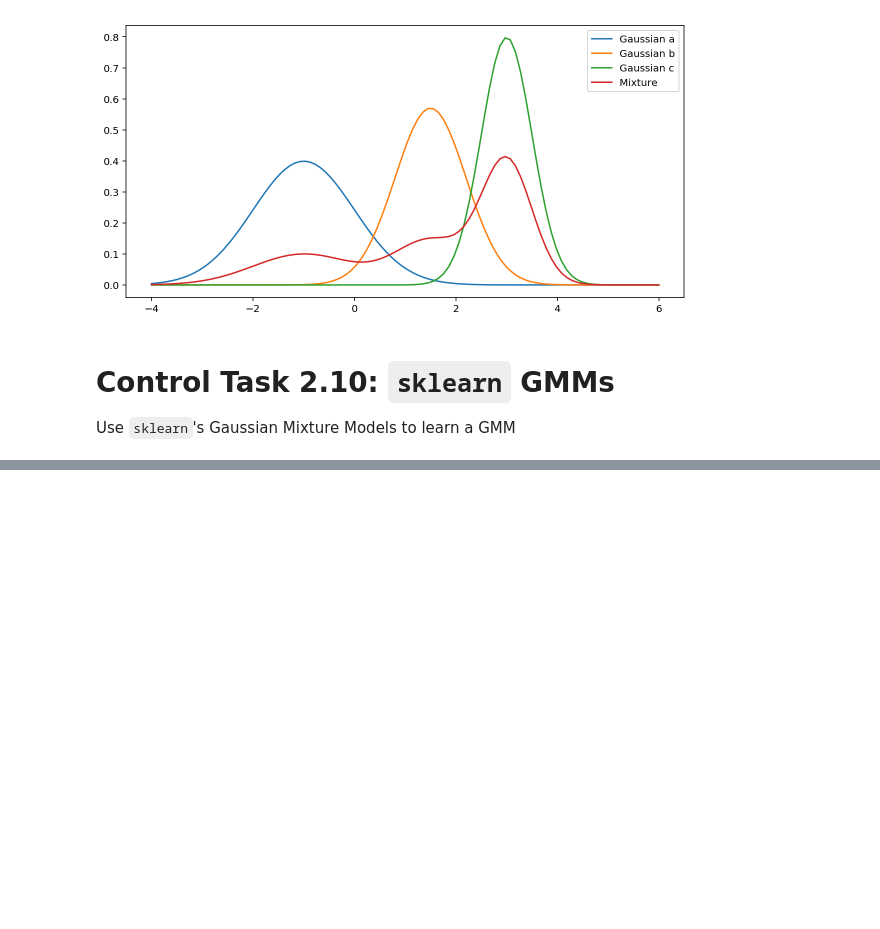
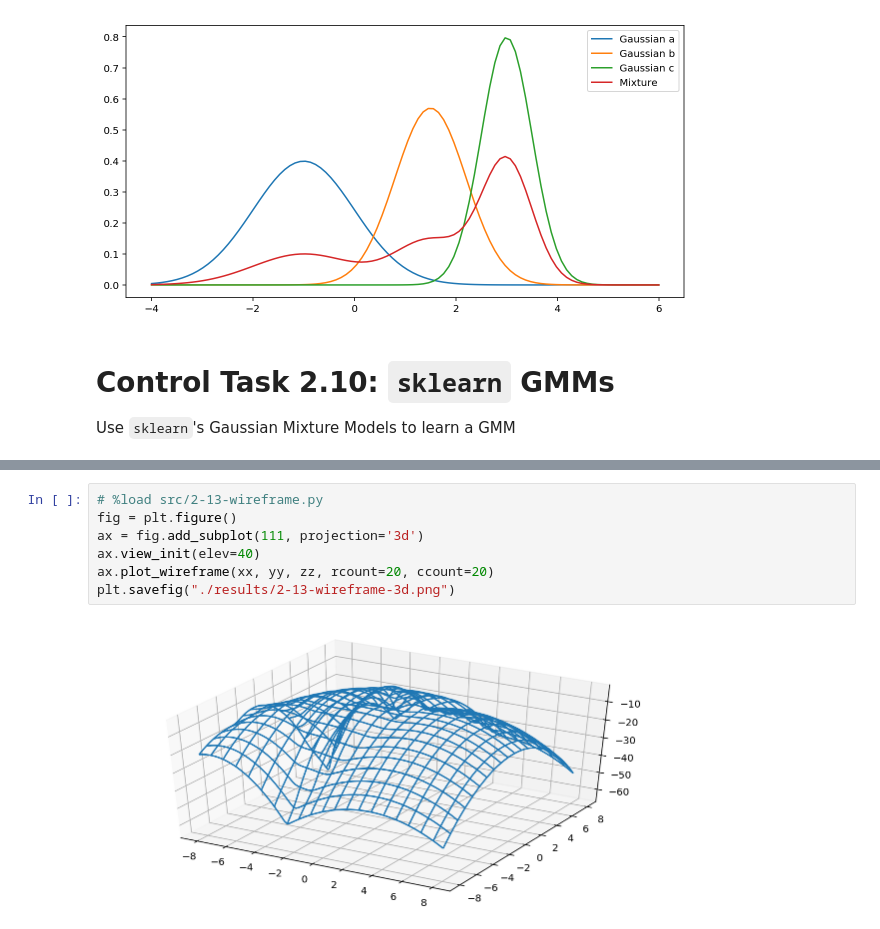
Before and after one commit to jgoerner/advanced-statistics, a Jupyter notebook: statistics/notebooks/Readingguide-2.ipynb, the cells around one changed output, grey strips where cells are left out. Drawn from its saved outputs; the diff is of its cells as text; blank space fills up the shorter version.

```diff
--- a/statistics/notebooks/Readingguide-2.ipynb
+++ b/statistics/notebooks/Readingguide-2.ipynb
@@ -460,0 +533,9 @@ plt.savefig("./results/2-10-sklearn-gmm.png")
+# %%
+# %load src/2-13-wireframe.py
+fig = plt.figure()
+ax = fig.add_subplot(111, projection='3d')
+ax.view_init(elev=40)
+ax.plot_wireframe(xx, yy, zz, rcount=20, ccount=20)
+plt.savefig("./results/2-13-wireframe-3d.png")
+# %% [output]
+[figure, added]
```
Also changed, not shown: parts of 9 cells of this notebook, 12 other files.
